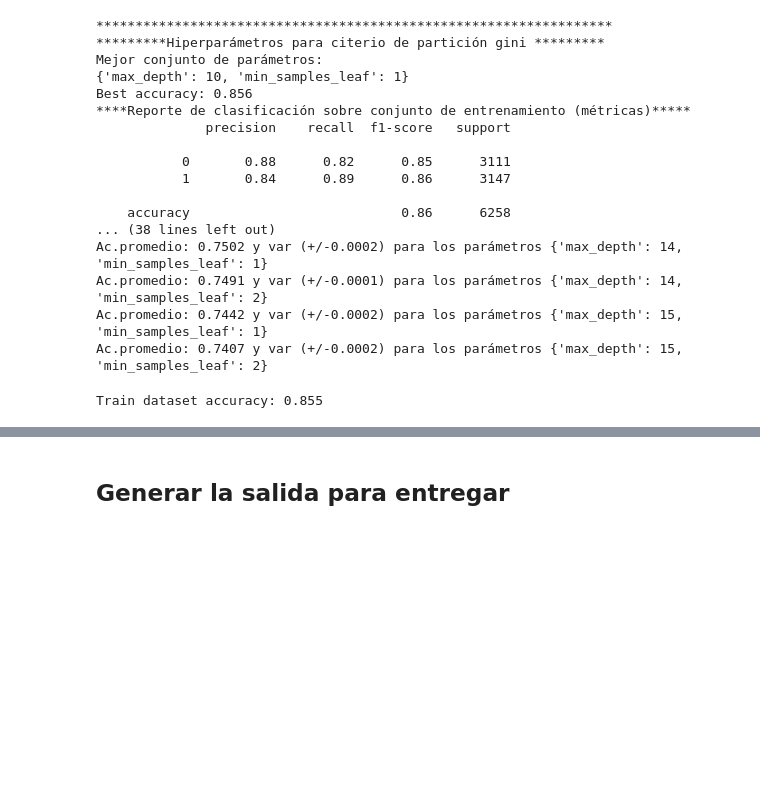
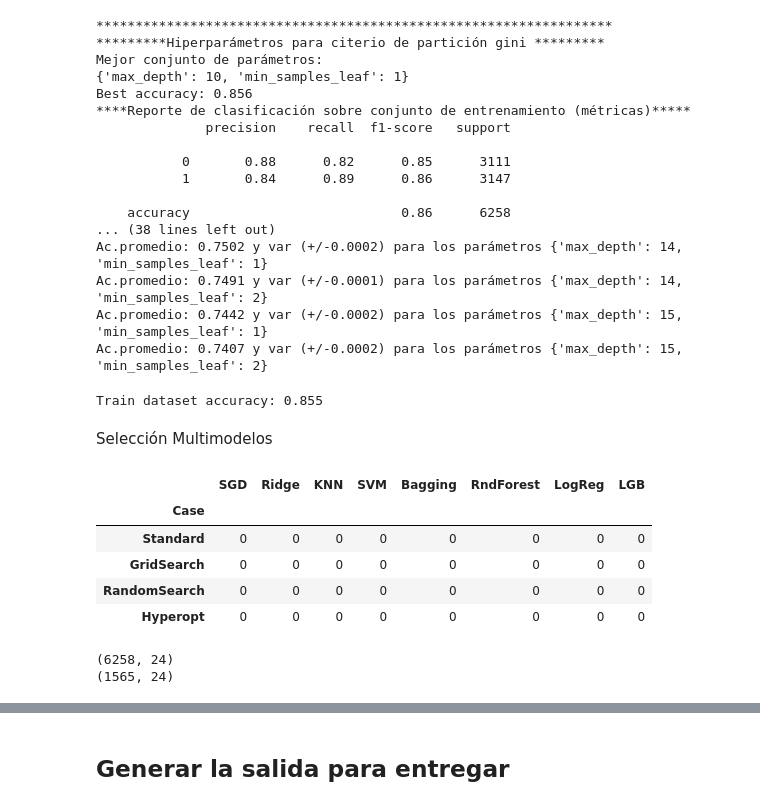
Before and after one commit to SebastianOrmaechea/An-lisis-Supervisado-Grupo-32, a Jupyter notebook: Practico_An_Sup_SGO_v3.ipynb, the cells around one changed output, grey strips where cells are left out. Cells and saved outputs as stored; diff of their text form; code cells hidden in the pictures; blank space fills up the shorter version.

```diff
--- a/Practico_An_Sup_SGO_v3.ipynb
+++ b/Practico_An_Sup_SGO_v3.ipynb
@@ -361,3 +376,5 @@ clasiftt.fit(x_train_hot, y_train)
 print("Train dataset accuracy: %0.03f" % clasiftt.score(x_train_hot,y_train))
 # %% [output]
 Train dataset accuracy: 0.855
+# %% [markdown]
+Selección Multimodelos
@@ -363,0 +396,28 @@ Train dataset accuracy: 0.855
+# %%
+#Dataframe de resultados
+cols = ['Case','SGD','Ridge','KNN','SVM','Bagging','RndForest','LogReg','LGB']
+
+resul = pd.DataFrame(columns=cols)
+resul.set_index("Case",inplace=True)
+resul.loc['Standard'] = [0,0,0,0,0,0,0,0]
+resul.loc['GridSearch'] = [0,0,0,0,0,0,0,0]
+resul.loc['RandomSearch'] = [0,0,0,0,0,0,0,0]
+resul.loc['Hyperopt'] = [0,0,0,0,0,0,0,0]
+resul.head()
+# %% [output]
+|  | SGD | Ridge | KNN | SVM | Bagging | RndForest | LogReg | LGB |
+| Case |  |  |  |  |  |  |  |  |
+| Standard | 0 | 0 | 0 | 0 | 0 | 0 | 0 | 0 |
+| GridSearch | 0 | 0 | 0 | 0 | 0 | 0 | 0 | 0 |
+| RandomSearch | 0 | 0 | 0 | 0 | 0 | 0 | 0 | 0 |
+| Hyperopt | 0 | 0 | 0 | 0 | 0 | 0 | 0 | 0 |
+# %%
+# Acondicionamiento de detalles en el TRAIN DATASET
+#x_train_hot = x_train_hot.drop(columns=['Piso_T'])
+print(x_train_hot.shape)
+print(x_test_hot.shape)
+x_train_hot[["CryoSleep", "VIP"]] = x_train_hot[["CryoSleep", "VIP"]].astype("float64")
+x_test_hot[["CryoSleep", "VIP"]] = x_test_hot[["CryoSleep", "VIP"]].astype("float64")
+# %% [output]
+(6258, 24)
+(1565, 24)
```
Also changed, not shown: parts of 4 cells of this notebook.
